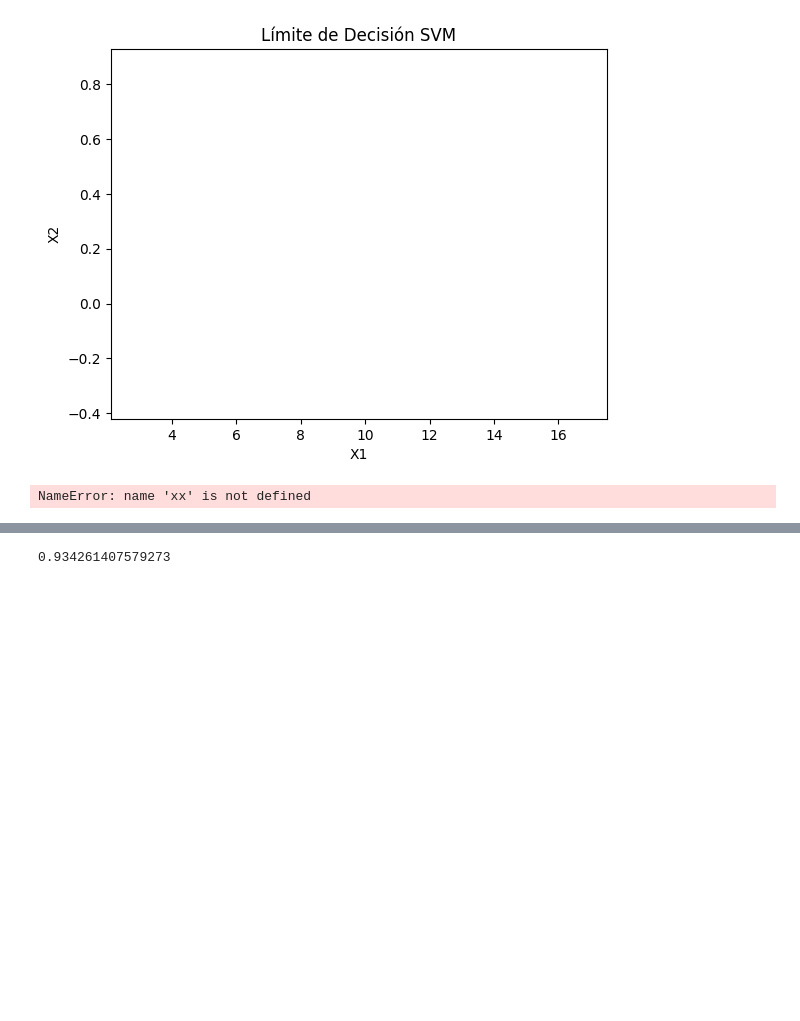
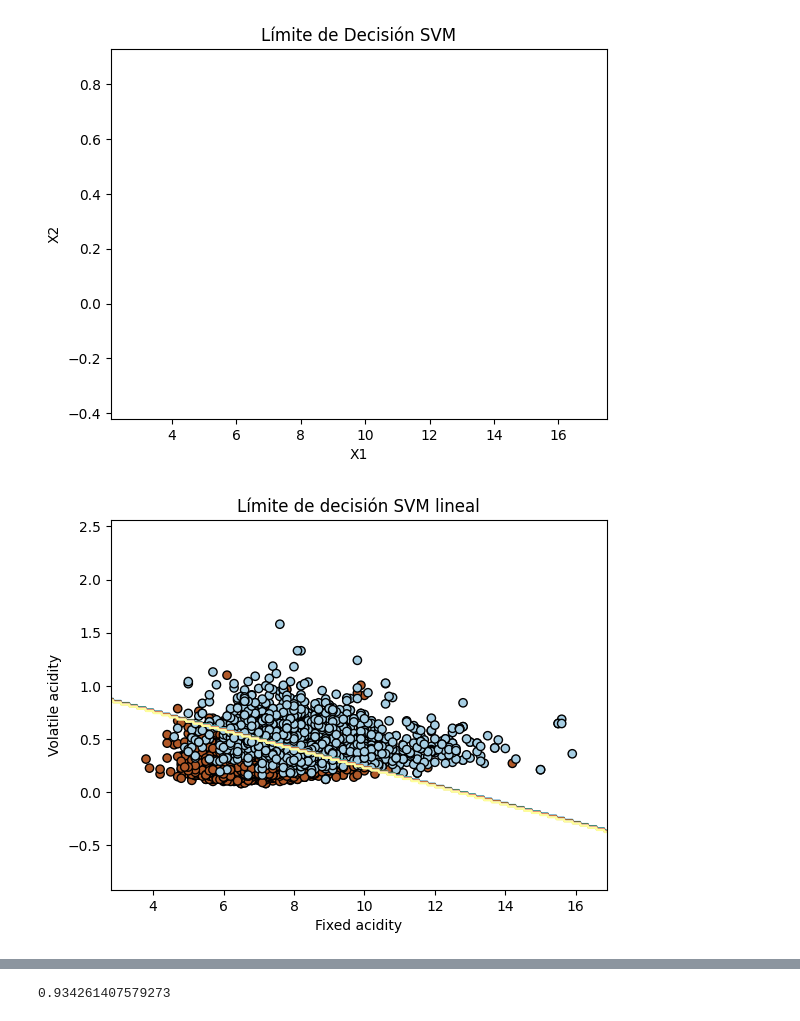
Before and after one commit to coyolxahuqui/Tareas-UIC, a Jupyter notebook: S3MSV.ipynb, the cells around one changed output, grey strips where cells are left out. Saved outputs shown, nothing was run; the diff lists cells and outputs as text; code cells hidden in the pictures; blank space fills up the shorter version.

```diff
--- a/S3MSV.ipynb
+++ b/S3MSV.ipynb
@@ -219,20 +239,26 @@ plt.show()
 # %% [output]
 [figure]
 # %%
-def plot_decision_boundary(modelo, X, y):
-  X = X["fixed acidity", "volatile acidity"]
-  x_min, x_max = X[:, 0].min() - 1, X[:, 0].max() + 1
-  y_min, y_max = X[:, 1].min() - 1, X[:, 1].max() + 1
-  xx, yy = np.meshgrid(np.arange(x_min, x_max, 0.1),
-  np.arange(y_min, y_max, 0.1))
+h = 0.02
 
-  Z = clf.predict(np.c_[xx.ravel(), yy.ravel()])
-  Z = Z.reshape(xx.shape)
+x_min, x_max = X[:, 0].min() - 1, X[:, 0].max() + 1
 
-plt.contourf(xx, yy, Z, alpha=0.4)
-plt.scatter(X[:, 0], X[:, 1], c=y, s=20, edgecolors='k')
-plt.xlabel('fixed acidity')
-plt.ylabel('volatile acidity')
-plt.title('Decision Boundary')
+y_min, y_max = X[:, 1].min() - 1, X[:, 1].max() + 1
+
+xx, yy = np.meshgrid(np.arange(x_min, x_max, h),
+np.arange(y_min, y_max, h))
+plt.scatter(X[:, 0], X[:, 1], c=y, cmap=plt.cm.Paired, edgecolors='k')
+Z = modelo.predict(np.c_[xx.ravel(), yy.ravel()])
+
+Z = Z.reshape(xx.shape)
+
+plt.contour(xx, yy, Z, cmap=plt.cm.Paired)
+plt.xlabel('Fixed acidity')
+
+plt.ylabel('Volatile acidity')
+
+plt.title('Límite de decisión SVM lineal')
+
+plt.show()
 # %% [output]
-NameError: name 'xx' is not defined
+[figure, added]
```
Also changed, not shown: parts of 9 cells of this notebook.
